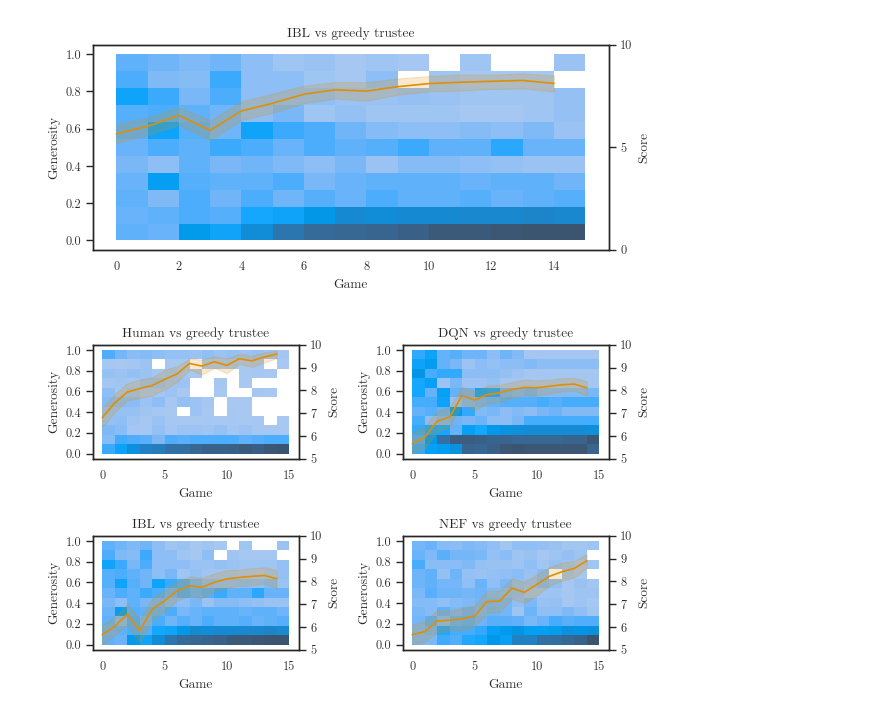
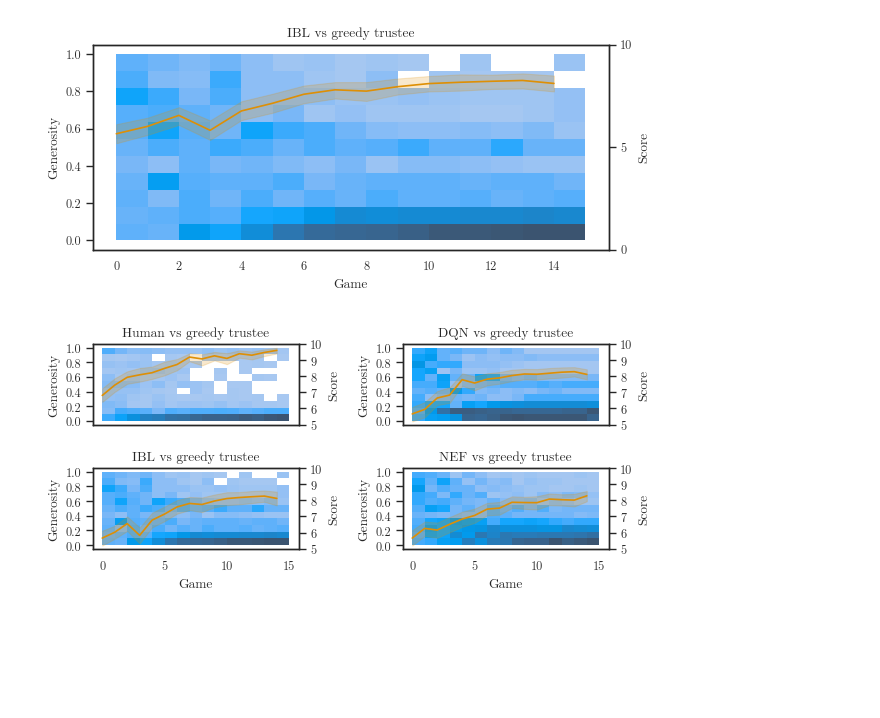
Before and after one commit to psipeter/social-value-orientation, a Jupyter notebook: optimal_learning.ipynb, the cells around one changed output. Saved outputs shown, nothing was run; the diff lists cells and outputs as text; code cells hidden in the pictures; blank space fills up the shorter version.

```diff
--- a/optimal_learning.ipynb
+++ b/optimal_learning.ipynb
@@ -327,32 +327,32 @@ data_dqn = pd.read_pickle(f"data/DQN_vs_{opponent}_{player2}_{nGames}games.pkl")
 data_ibl = pd.read_pickle(f"data/IBL_vs_{opponent}_{player2}_{nGames}games.pkl")
 data_nef = pd.read_pickle(f"data/NEF_vs_{opponent}_{player2}_{nGames}games.pkl")
 
-fig, axes = plt.subplots(nrows=2, ncols=2, figsize=((6.38, 4)))
+fig, axes = plt.subplots(nrows=2, ncols=2, sharex=True, figsize=((6.38, 3)))
 sns.histplot(data=data_human, x='game', y='generosity', bins=(15, 11), binrange=((0, 15),(0, 1)), ax=axes[0][0], color=palette[0])
 ax = axes[0][0].twinx()
 sns.lineplot(data=data_human, x='game', y='coins', ax=ax, color=palette[1])
 axes[0][0].set(title='Human vs greedy trustee', xlabel='Game', ylabel='Generosity', yticks=((0.0, 0.2, 0.4, 0.6, 0.8, 1.0)))
 ax.set(ylabel='Score', yticks=((5,6,7,8,9,10)))
 
 sns.histplot(data=data_dqn, x='game', y='generosity', bins=(15, 11), binrange=((0, nGames),(0, 1)), ax=axes[0][1], color=palette[0])
 ax = axes[0][1].twinx()
 sns.lineplot(data=data_dqn, x='game', y='coins', ax=ax, color=palette[1])
 axes[0][1].set(title='DQN vs greedy trustee', xlabel='Game', ylabel='Generosity', yticks=((0.0, 0.2, 0.4, 0.6, 0.8, 1.0)))
 ax.set(ylabel='Score', yticks=((5,6,7,8,9,10)))
 
 sns.histplot(data=data_ibl, x='game', y='generosity', bins=(15, 11), binrange=((0, nGames),(0, 1)), ax=axes[1][0], color=palette[0])
 ax = axes[1][0].twinx()
 sns.lineplot(data=data_ibl, x='game', y='coins', ax=ax, color=palette[1])
 axes[1][0].set(title='IBL vs greedy trustee', xlabel='Game', ylabel='Generosity', yticks=((0.0, 0.2, 0.4, 0.6, 0.8, 1.0)))
 ax.set(ylabel='Score', yticks=((5,6,7,8,9,10)))
 
 sns.histplot(data=data_nef, x='game', y='generosity', bins=(15, 11), binrange=((0, nGames),(0, 1)), ax=axes[1][1], color=palette[0])
 ax = axes[1][1].twinx()
 sns.lineplot(data=data_nef, x='game', y='coins', ax=ax, color=palette[1])
 axes[1][1].set(title='NEF vs greedy trustee', xlabel='Game', ylabel='Generosity', yticks=((0.0, 0.2, 0.4, 0.6, 0.8, 1.0)))
 ax.set(ylabel='Score', yticks=((5,6,7,8,9,10)))
 
 plt.tight_layout()
 fig.savefig(f"plots/agents_vs_{opponent}_{player2}_{nGames}games.png")
 # %% [output]
-[figure, old version]
+[figure, new version]
```
Also changed, not shown: parts of 1 cell of this notebook, 3 other files.
